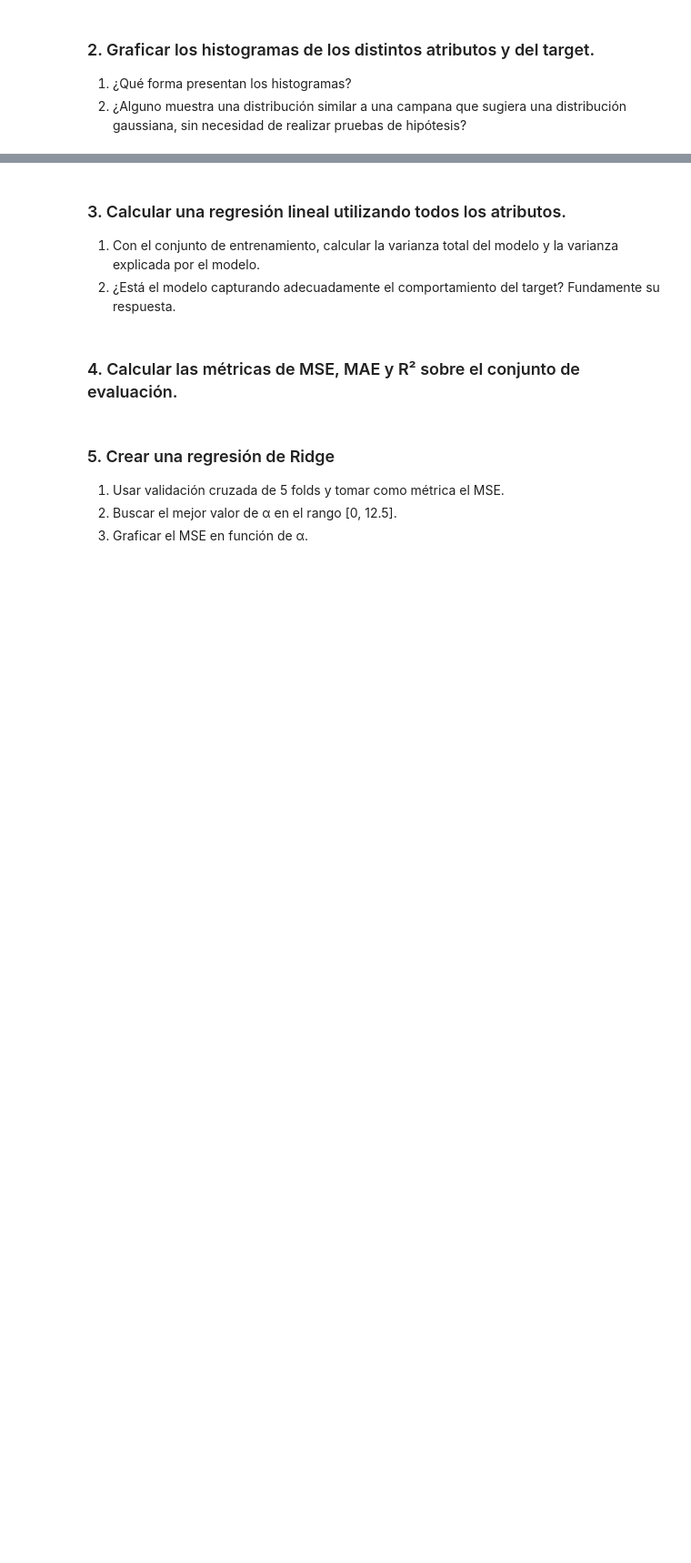
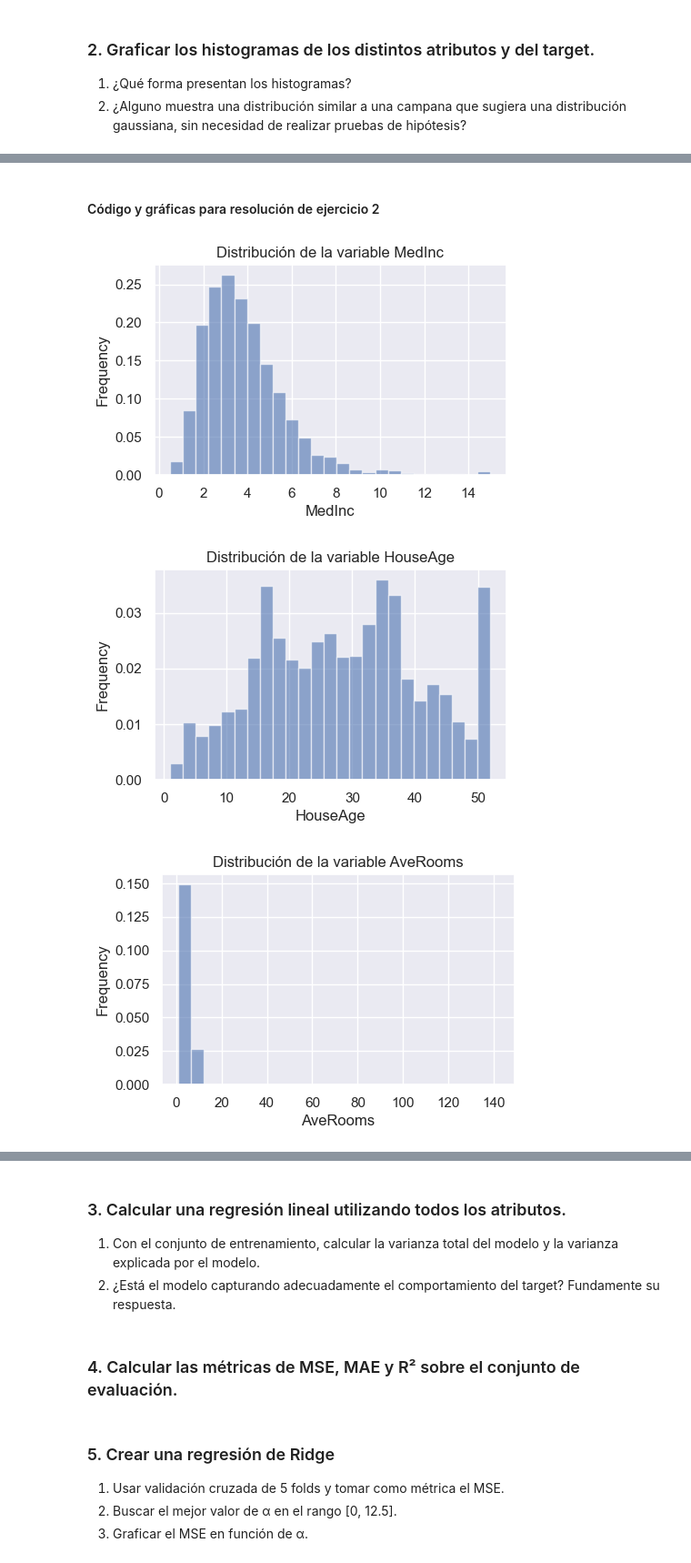
Before and after one commit to gasper-az/intro_ia, a Jupyter notebook: resoluciones_tp/tp_02/resolucion_tp_02.ipynb, the cells around one changed output, grey strips where cells are left out. Shown at 91% size. Saved outputs shown, nothing was run; the diff lists cells and outputs as text; code cells hidden in the pictures; blank space fills up the shorter version.

```diff
--- a/resoluciones_tp/tp_02/resolucion_tp_02.ipynb
+++ b/resoluciones_tp/tp_02/resolucion_tp_02.ipynb
@@ -125,0 +149,39 @@ sns.heatmap(corr, annot=True, mask=mask, square=True, linewidths=.5, cbar_kws={"
+# %% [markdown]
+#### Código y gráficas para resolución de ejercicio 2
+# %%
+def plotDFColumn(df, column, title):
+    plt.figure(figsize=(5, 3))
+    df[column].hist(bins=25, density=True, alpha=0.6, color='b')
+    plt.xlabel(column)
+    plt.ylabel("Frequency")
+    plt.title(title)
+    plt.show()
+
+def plotHistogramWithDensityFunction(df, column, title):
+    data = df[column]
+    # Source code para calcular y graficar PDF function: https://www.geeksforgeeks.org/how-to-plot-normal-distribution-over-histogram-in-python/
+    # Se ajusta una Distribución Normal a los datos
+    # y obtenemos la media (mu) y el desvío estándar (std)
+    mu, std = norm.fit(data)
+
+    # Graficamos el histograma
+    plt.hist(data, bins=25, density=True, alpha=0.6, color='b')
+
+    # graficamos la Función de Densidad de Probabilidad (Probability Density Function - PDF)
+    xmin, xmax = plt.xlim()
+    x = np.linspace(xmin, xmax, 100)
+    p = norm.pdf(x, mu, std)
+
+    plt.plot(x, p, 'k', linewidth=2)
+    plt.xlabel(column)
+    plt.ylabel("Frequency")
+    plt.title(title)
+
+    plt.show()
+# %%
+for col in df_california.columns:
+    plotDFColumn(df_california, col, f"Distribución de la variable {col}")
+# %% [output]
+[figure, added]
+[figure, added]
+[figure, added]
```
Also changed, not shown: parts of 5 cells of this notebook.
